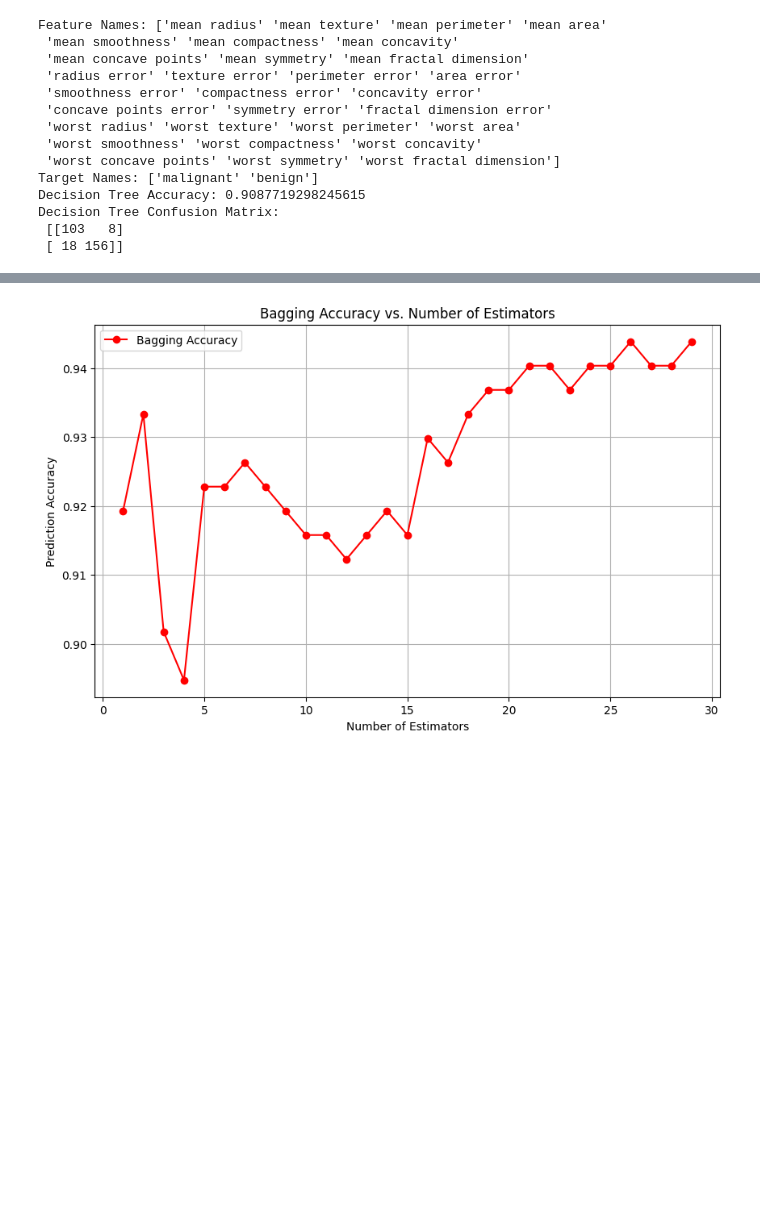
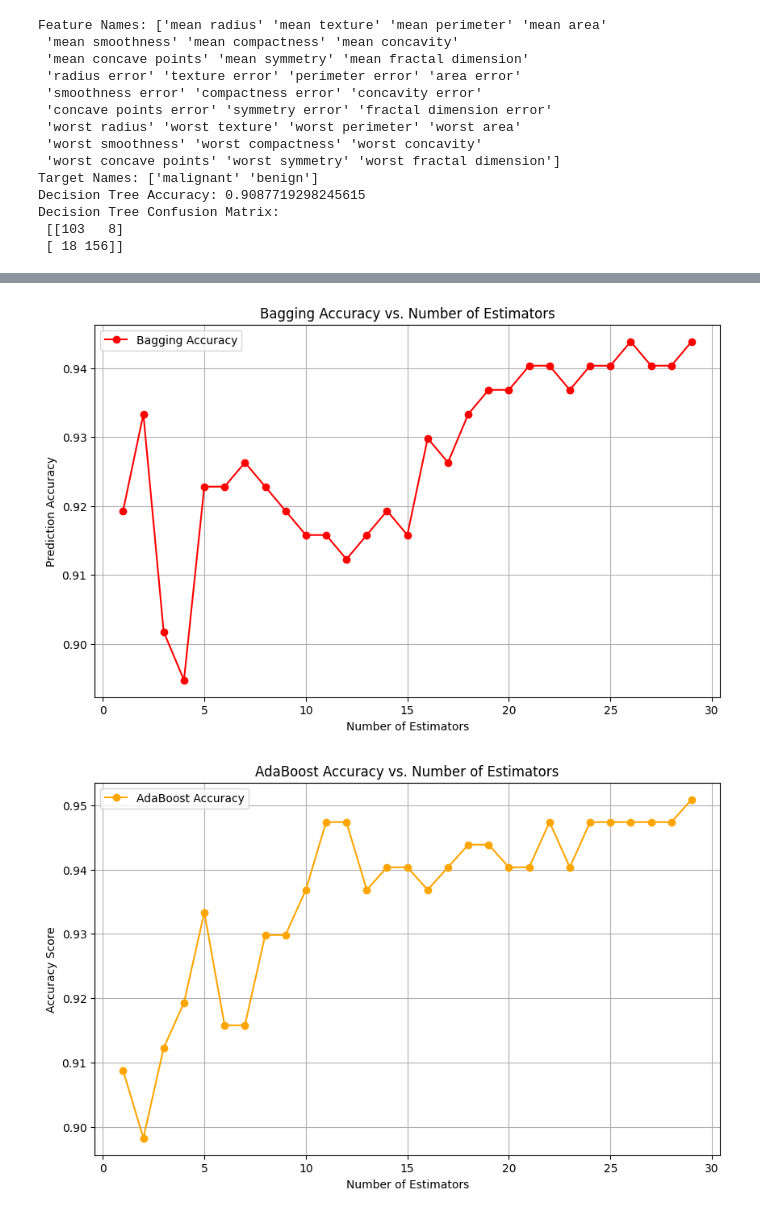
Before and after one commit to Alfredomty/451_DecisionTree, a Jupyter notebook: Assn6.ipynb, the cells around one changed output, grey strips where cells are left out. Drawn from its saved outputs; the diff is of its cells as text; code cells hidden in the pictures; blank space fills up the shorter version.

Commit message:
ada boost and forest

```diff
--- a/Assn6.ipynb
+++ b/Assn6.ipynb
@@ -3,7 +3,7 @@ from sklearn.datasets import load_breast_cancer
 from sklearn.model_selection import train_test_split
 from sklearn.tree import DecisionTreeClassifier, plot_tree
 from sklearn.metrics import accuracy_score, confusion_matrix
-from sklearn.ensemble import BaggingClassifier
+from sklearn.ensemble import BaggingClassifier, AdaBoostClassifier, RandomForestClassifier
 import matplotlib.pyplot as plt
 import numpy as np
 
@@ -49,30 +49,74 @@ for n_estimators in n_estimators_range:
     y_pred_bagging = bagging.predict(X_test)
     bagging_scores.append(accuracy_score(y_test, y_pred_bagging))
 
 plt.figure(figsize=(10, 6))
 plt.plot(n_estimators_range, bagging_scores,color = 'red', marker = 'o', label='Bagging Accuracy')
 plt.xlabel('Number of Estimators')
 plt.ylabel('Prediction Accuracy')
 plt.title('Bagging Accuracy vs. Number of Estimators')
 plt.legend()
 plt.grid()
 plt.show()
 
 # j) AdaBoost
+boost_scores = []
+
+for n_estimators in n_estimators_range:
+
+    adaboost = AdaBoostClassifier(estimator=DecisionTreeClassifier(criterion='entropy', max_depth=2),
+                                  n_estimators=n_estimators, random_state=8)
+    adaboost.fit(X_train, y_train)
+    y_pred_boost = adaboost.predict(X_test)
+    boost_scores.append(accuracy_score(y_test, y_pred_boost))
+
+plt.figure(figsize=(10, 6))
+plt.plot(n_estimators_range, boost_scores, marker='o', label='AdaBoost Accuracy', color='orange')
+plt.xlabel('Number of Estimators')
+plt.ylabel('Accuracy Score')
+plt.title('AdaBoost Accuracy vs. Number of Estimators')
+plt.legend()
+plt.grid()
+plt.show()
+
+# k) Random Forest
+
+max_features_range = np.linspace(1, x.shape[1], 20, dtype=int)
+forest_scores = []
+
+for max_features in max_features_range:
+
+    random_forest = RandomForestClassifier(n_estimators=100, max_features=max_features, random_state=8)
+
+    random_forest.fit(X_train, y_train)
+
+    y_pred_forest = random_forest.predict(X_test)
+
+    forest_scores.append(accuracy_score(y_test, y_pred_forest))
+
+
+plt.figure(figsize=(10, 6))
+plt.plot(max_features_range, forest_scores, marker='o', label='Random Forest Accuracy', color='green')
+plt.xlabel('Max Features')
+plt.ylabel('Accuracy Score')
+plt.title('Random Forest Accuracy vs. Max Features')
+plt.legend()
+plt.grid()
+plt.show()
 # %% [output]
 Feature Names: ['mean radius' 'mean texture' 'mean perimeter' 'mean area'
  'mean smoothness' 'mean compactness' 'mean concavity'
  'mean concave points' 'mean symmetry' 'mean fractal dimension'
  'radius error' 'texture error' 'perimeter error' 'area error'
  'smoothness error' 'compactness error' 'concavity error'
  'concave points error' 'symmetry error' 'fractal dimension error'
  'worst radius' 'worst texture' 'worst perimeter' 'worst area'
  'worst smoothness' 'worst compactness' 'worst concavity'
  'worst concave points' 'worst symmetry' 'worst fractal dimension']
 Target Names: ['malignant' 'benign']
 Decision Tree Accuracy: 0.9087719298245615
 Decision Tree Confusion Matrix:
  [[103   8]
  [ 18 156]]
 [figure]
 [figure]
+[figure, added]
```
Also changed, not shown: parts of 1 cell of this notebook.
